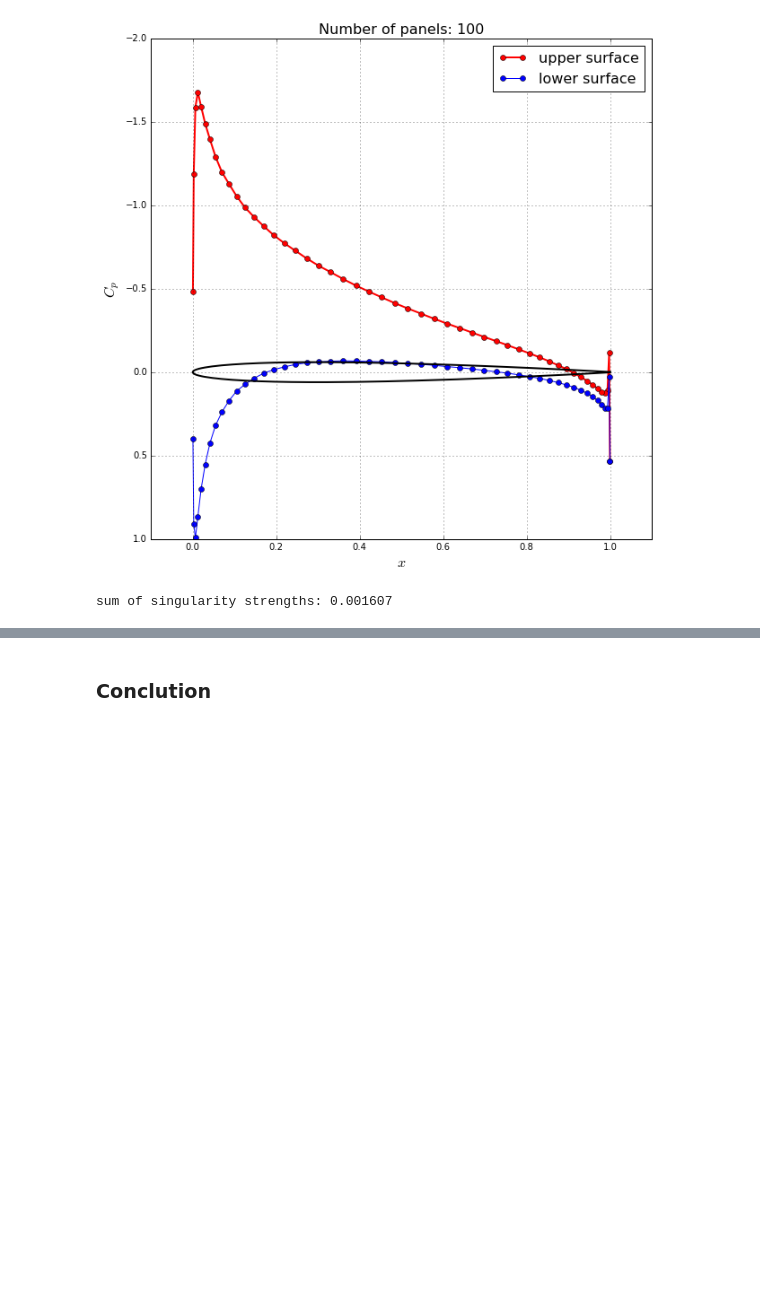
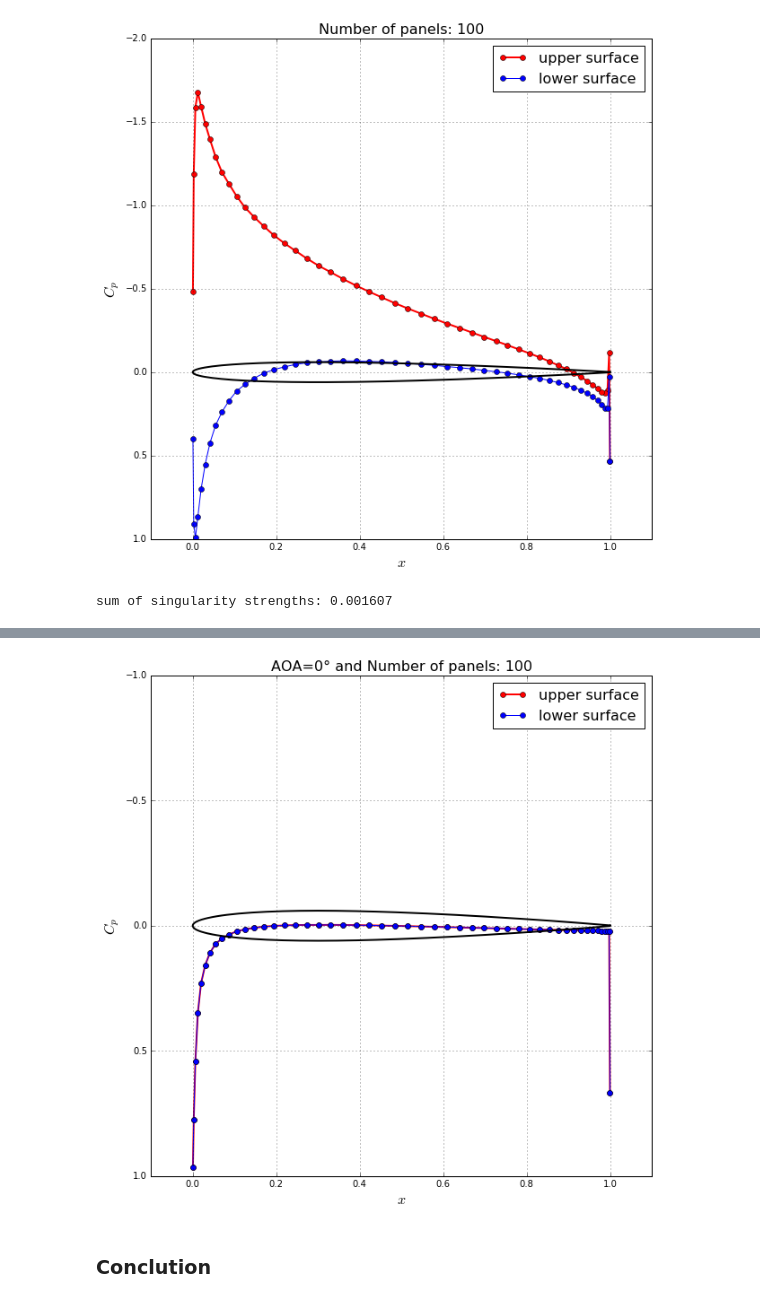
Before and after one commit to barbagroup/AeroPython-studentprojects2017, a Jupyter notebook: Project of Dongyu Liang/project-Dongyu.ipynb, the cells around one changed output, grey strips where cells are left out. Cells and saved outputs as stored; diff of their text form; code cells hidden in the pictures; blank space fills up the shorter version.

```diff
--- a/Project of Dongyu Liang/project-Dongyu.ipynb
+++ b/Project of Dongyu Liang/project-Dongyu.ipynb
@@ -640,0 +740,27 @@ freestream = Freestream(u_inf, alpha2)      # instantiation of the object freest
+# %%
+def kutta_condition(A_doublet, B_vortex):
+    b = numpy.empty(A_doublet.shape[0]+1, dtype=float)
+    b[:-1] = B_vortex[0, :] + B_vortex[-1, :]
+    b[-1] = - numpy.sum(A_doublet[0, :] + A_doublet[-1, :])
+    return b
+# %%
+def build_singularity_matrix(A_doublet, B_vortex):
+
+    A = numpy.empty((A_doublet.shape[0]+1, A_doublet.shape[1]+1), dtype=float)
+    A[:-1, :-1] = A_doublet
+    A[:-1, -1] = numpy.sum(B_vortex, axis=1)
+    A[-1, :] = kutta_condition(A_doublet, B_vortex)
+    return A
+# %%
+A2 = build_singularity_matrix(A_doublet, B_vortex)
+b2 = build_freestream_rhs(panels, freestream)
+# %%
+# solve for singularity strengths
+strengths1 = numpy.linalg.solve(A2, b2)
+
+# store source strength on each panel
+for i , panel in enumerate(panels):
+    panel.sigma = strengths1[i]
+
+# store circulation density
+gamma = strengths1[-1]
@@ -641,3 +786,23 @@ freestream = Freestream(u_inf, alpha2)      # instantiation of the object freest
+# %%
+pyplot.figure(figsize=(10, 10))
+pyplot.grid()
+pyplot.xlabel('$x$', fontsize=16)
+pyplot.ylabel('$C_p$', fontsize=16)
+pyplot.plot([panel.xc for panel in panels if panel.loc == 'upper'],
+            [panel.cp for panel in panels if panel.loc == 'upper'],
+            label='upper surface',
+            color='r', linestyle='-', linewidth=2, marker='o', markersize=6)
+pyplot.plot([panel.xc for panel in panels if panel.loc == 'lower'],
+            [panel.cp for panel in panels if panel.loc == 'lower'],
+            label= 'lower surface',
+            color='b', linestyle='-', linewidth=1, marker='o', markersize=6)
+pyplot.plot(x, y, color='k', linestyle='-', linewidth=2)
+pyplot.legend(loc='best', prop={'size':16})
+pyplot.xlim(-0.1, 1.1)
+pyplot.ylim(1.0, -1.0)
+pyplot.title('AOA=0° and Number of panels: {}'.format(panels.size), fontsize=16);
+# %% [output]
+[figure, added]
 # %% [markdown]
 ### Conclution
 # %% [markdown]
```
Also changed, not shown: parts of 69 cells of this notebook.
